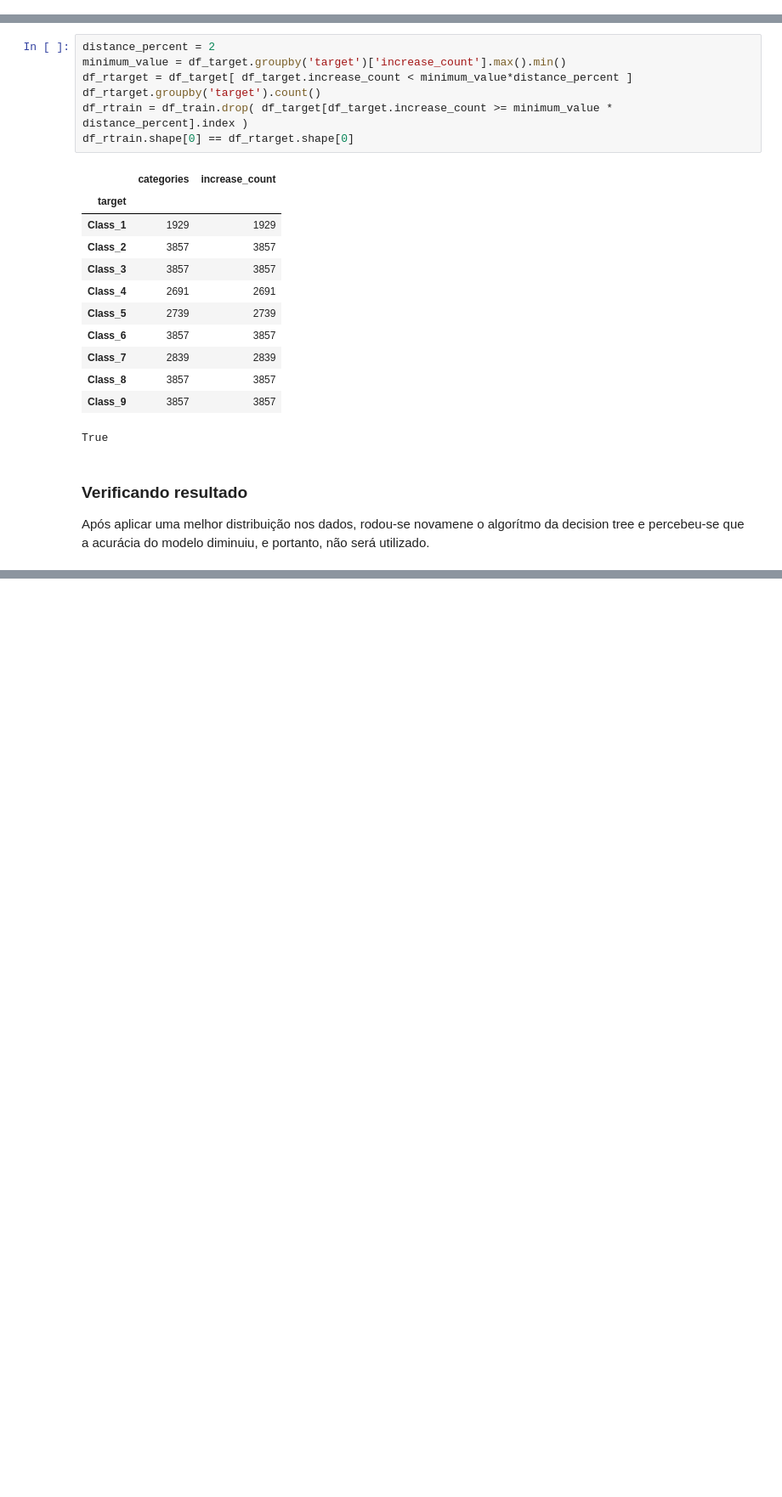
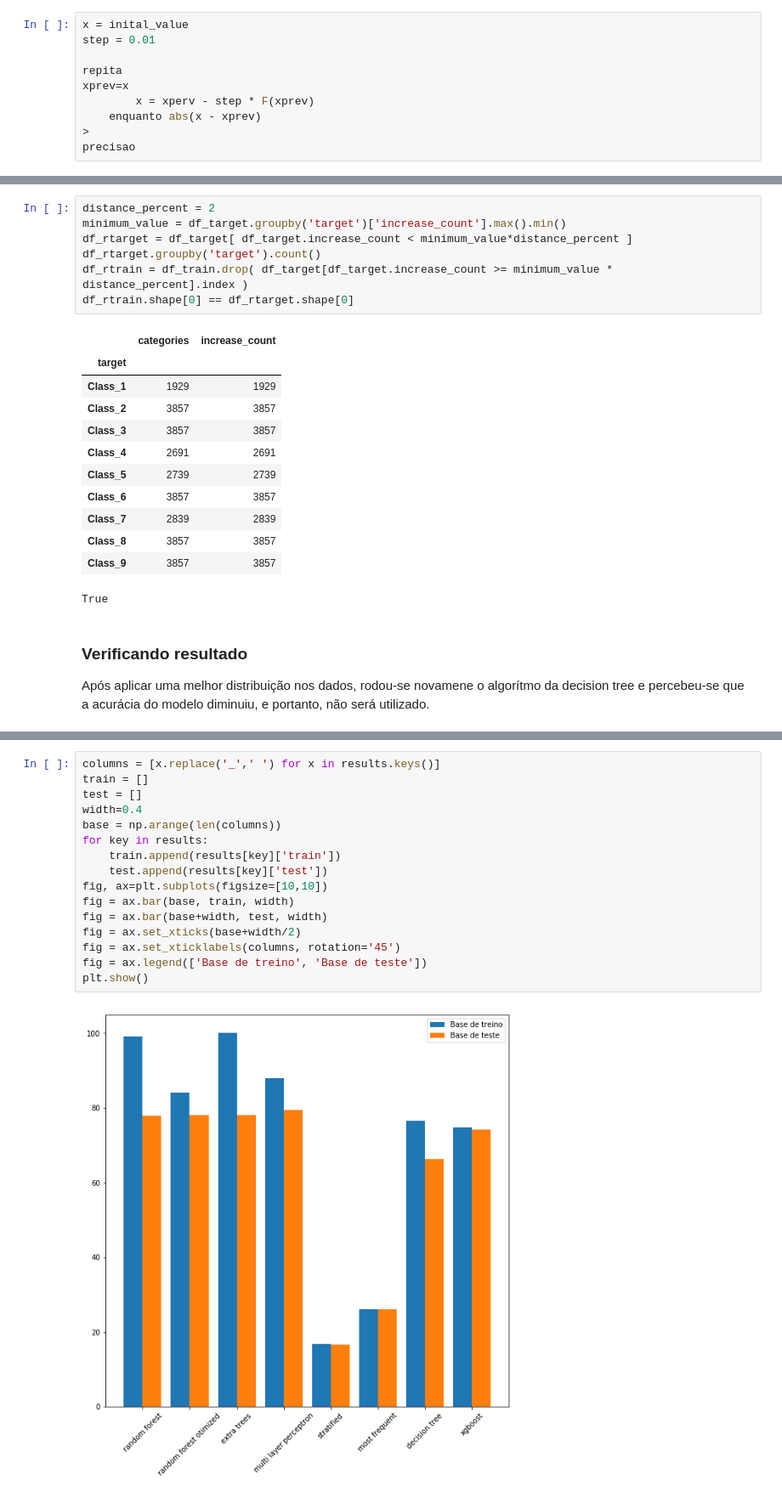
Before and after one commit to Wall-eSociety/Product-Classification, a Jupyter notebook: product-solution.ipynb, the cells around one changed output, grey strips where cells are left out. Shown: that part at 85% size. Cells and saved outputs as stored; diff of their text form; blank space fills up the shorter version.

```diff
--- a/product-solution.ipynb
+++ b/product-solution.ipynb
@@ -303,3 +517,13 @@ Sabemos que cada árvore pode ser produzida apenas depois que produzida a árvor
+# %%
+x = inital_value
+step = 0.01
+
+repita
+xprev=x
+        x = xperv - step * F(xprev)
+    enquanto abs(x - xprev)
+>
+precisao
 # %%
 %%time
 from xgboost import XGBClassifier
@@ -616,0 +1014,18 @@ https://www.analyticsvidhya.com/blog/2016/03/complete-guide-parameter-tuning-xgb
+# %%
+columns = [x.replace('_',' ') for x in results.keys()]
+train = []
+test = []
+width=0.4
+base = np.arange(len(columns))
+for key in results:
+    train.append(results[key]['train'])
+    test.append(results[key]['test'])
+fig, ax=plt.subplots(figsize=[10,10])
+fig = ax.bar(base, train, width)
+fig = ax.bar(base+width, test, width)
+fig = ax.set_xticks(base+width/2)
+fig = ax.set_xticklabels(columns, rotation='45')
+fig = ax.legend(['Base de treino', 'Base de teste'])
+plt.show()
+# %% [output]
+[figure, added]
```
Also changed, not shown: parts of 49 cells of this notebook.
